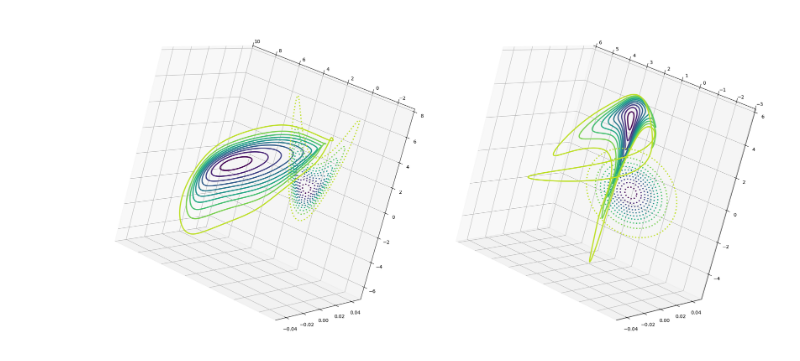
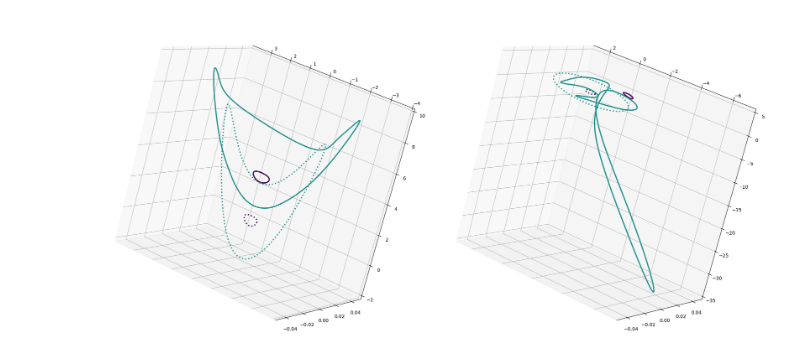
Before and after one commit to VldKnd/conditional_quantile_function, a Jupyter notebook: notebooks/models/variational_encoder.ipynb, the cells around one changed output. Saved outputs shown, nothing was run; the diff lists cells and outputs as text; code cells hidden in the pictures.

```diff
--- a/notebooks/models/variational_encoder.ipynb
+++ b/notebooks/models/variational_encoder.ipynb
@@ -6,20 +6,20 @@ import torch
 experiment = Experiment(
     tensor_parameters=dict(dtype=torch.float64, device=torch.device("cpu")),
     dataset_name="not_conditional_banana",
-    dataset_number_of_points=10**5,
+    dataset_number_of_points=10**6,
     dataloader_parameters=dict(batch_size=256, shuffle=True),
     pushforward_operator_name="variational_encoder",
     pushforward_operator_parameters=dict(
         feature_dimension=1,
         response_dimension=2,
         hidden_dimension=32,
-        number_of_hidden_layers=1,
-        latent_space_regularizer=0.01
+        number_of_hidden_layers=2,
+        latent_space_regularizer=0.1
     ),
     train_parameters=TrainParameters(
-        number_of_epochs_to_train=20,
+        number_of_epochs_to_train=100,
         verbose=True,
-        optimizer_parameters=dict(lr=0.005),
+        optimizer_parameters=dict(lr=0.01),
         scheduler_parameters=dict(eta_min=0)
     )
 )
@@ -29,15 +29,15 @@ _ = model.eval()
 # %%
 %matplotlib inline
 from utils.plot import plot_quantile_levels_from_dataset
 from datasets import NotConditionalBananaDataset
 dataset = NotConditionalBananaDataset(tensor_parameters=experiment.tensor_parameters)
 
 plot_quantile_levels_from_dataset(
     model=model,
     dataset=dataset,
     conditional_value=torch.tensor([[1.]]),
-    number_of_quantile_levels=10,
+    number_of_quantile_levels=2,
     tensor_parameters=experiment.tensor_parameters
 )
 # %% [output]
-[figure, old version]
+[figure, new version]
```
Also changed, not shown: 3 other files.
